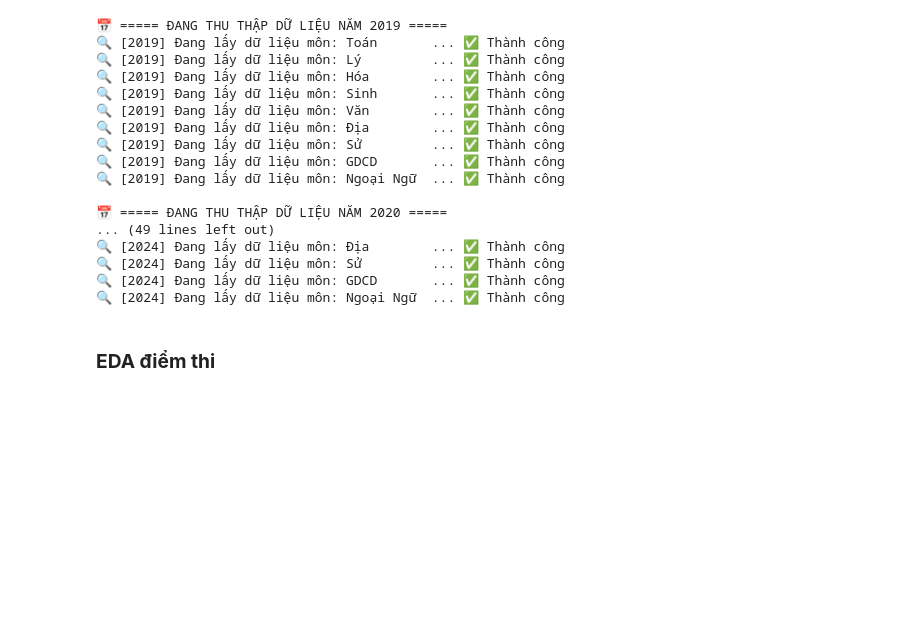
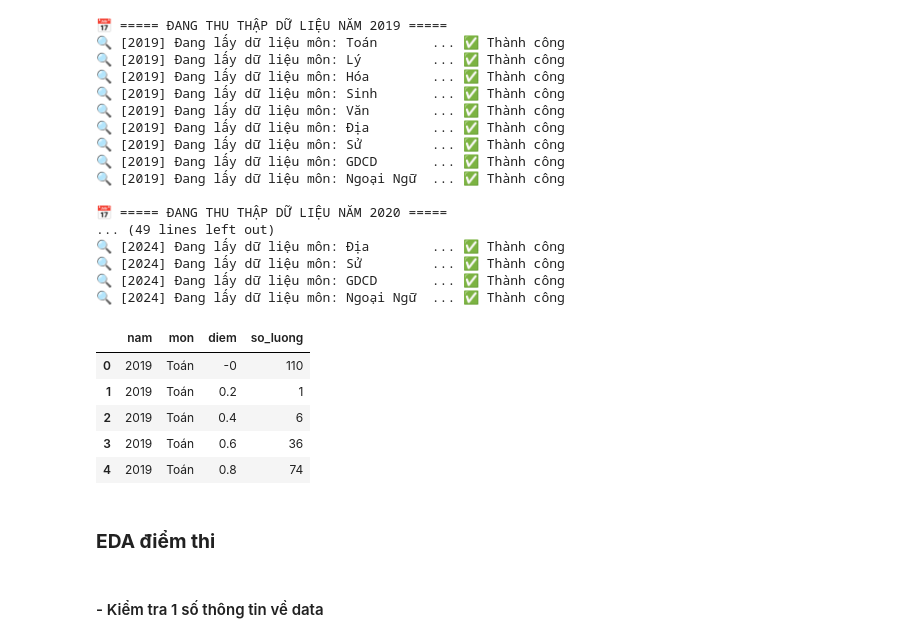
Before and after one commit to tunguyenn99/diem-thi-thpt, a Jupyter notebook: crawl_diem_thi.ipynb, the cells around one changed output. Drawn from its saved outputs; the diff is of its cells as text; code cells hidden in the pictures; blank space fills up the shorter version.

```diff
--- a/crawl_diem_thi.ipynb
+++ b/crawl_diem_thi.ipynb
@@ -130,6 +123,15 @@ for nam_thi in range(2019, 2025):
 🔍 [2024] Đang lấy dữ liệu môn: Ngoại Ngữ  ... ✅ Thành công
 # %%
 df = pd.DataFrame(data_all)
-df.to_csv("pho_diem_thpt_2019_2024.csv", index=False, encoding="utf-8-sig")
+df.head()
+# %% [output]
+|  | nam | mon | diem | so_luong |
+| 0 | 2019 | Toán | -0 | 110 |
+| 1 | 2019 | Toán | 0.2 | 1 |
+| 2 | 2019 | Toán | 0.4 | 6 |
+| 3 | 2019 | Toán | 0.6 | 36 |
+| 4 | 2019 | Toán | 0.8 | 74 |
 # %% [markdown]
 ### **EDA điểm thi**
+# %% [markdown]
+#### - Kiểm tra 1 số thông tin về data
```
Also changed, not shown: parts of 16 cells of this notebook.
